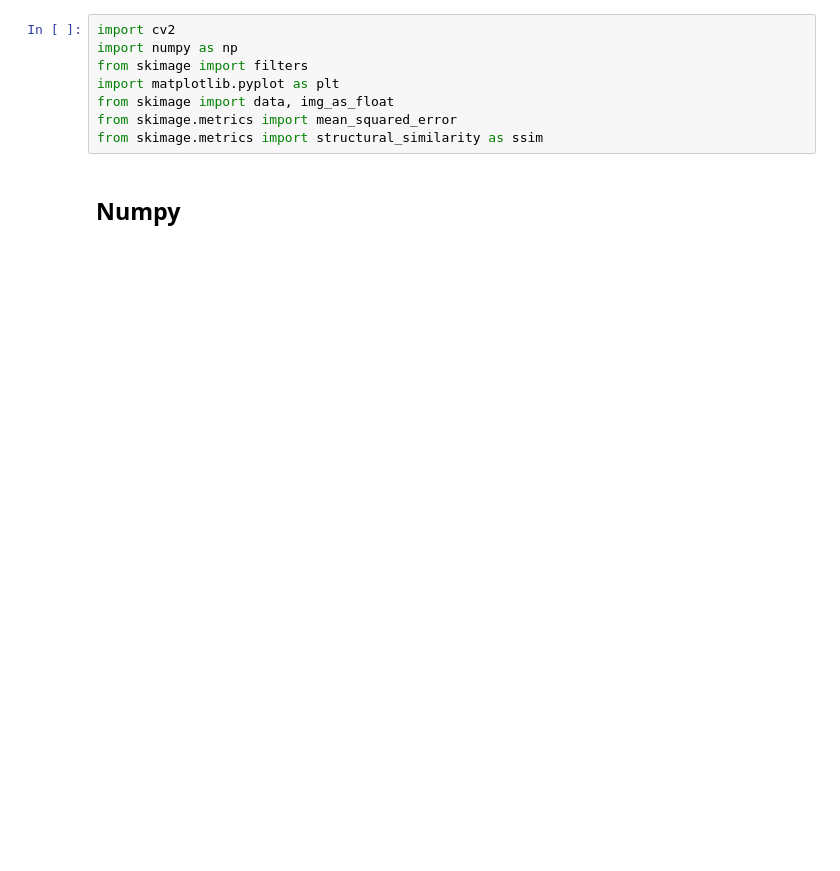
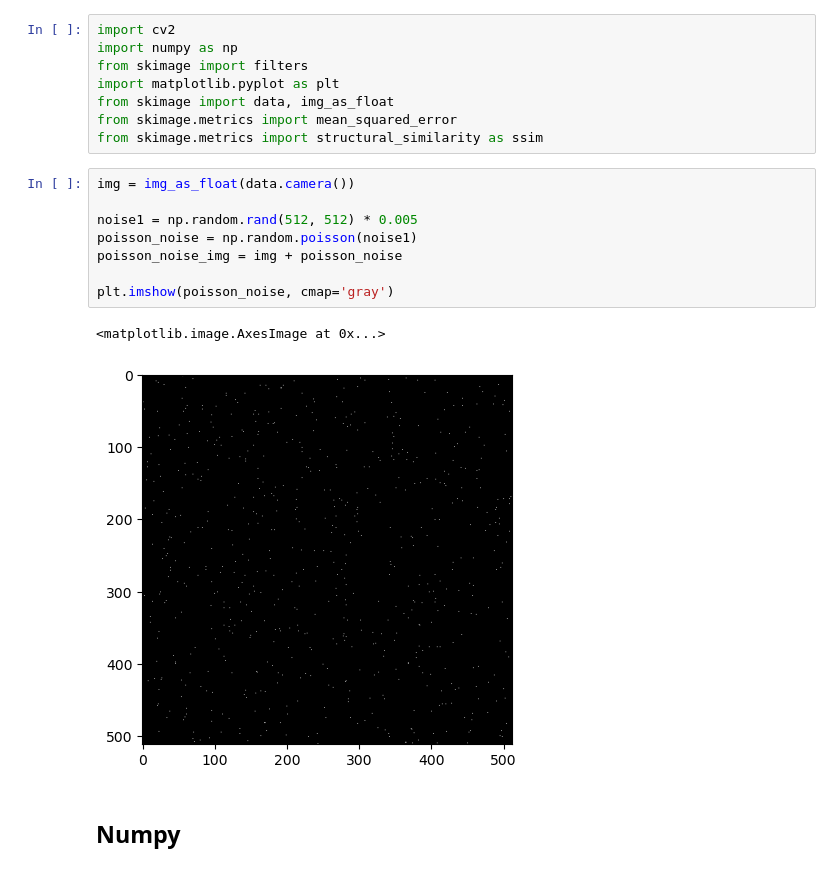
Before and after one commit to K-hyewon/ImageProcessing, a Jupyter notebook: 0518_Metric.ipynb, the cells around one changed output. Saved outputs shown, nothing was run; the diff lists cells and outputs as text; blank space fills up the shorter version.

```diff
--- a/0518_Metric.ipynb
+++ b/0518_Metric.ipynb
@@ -6,5 +6,16 @@ import matplotlib.pyplot as plt
 from skimage import data, img_as_float
 from skimage.metrics import mean_squared_error
 from skimage.metrics import structural_similarity as ssim
+# %%
+img = img_as_float(data.camera())
+
+noise1 = np.random.rand(512, 512) * 0.005
+poisson_noise = np.random.poisson(noise1)
+poisson_noise_img = img + poisson_noise
+
+plt.imshow(poisson_noise, cmap='gray')
+# %% [output]
+<matplotlib.image.AxesImage at 0x...>
+[figure, added]
 # %% [markdown]
 ## Numpy
```
Also changed, not shown: parts of 16 cells of this notebook.
